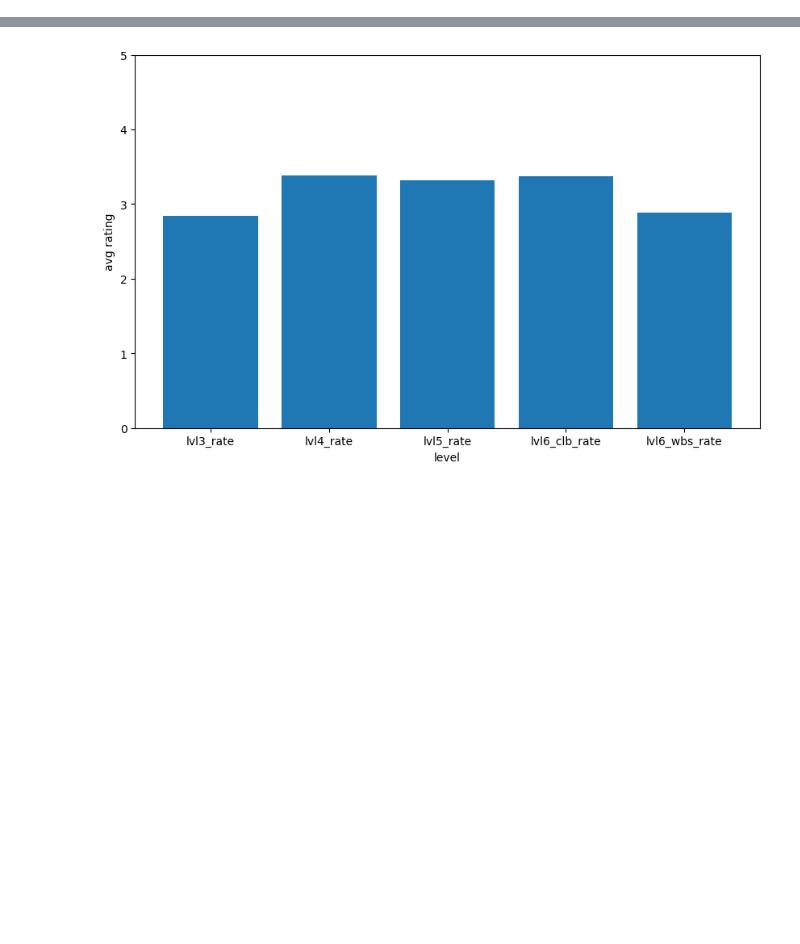
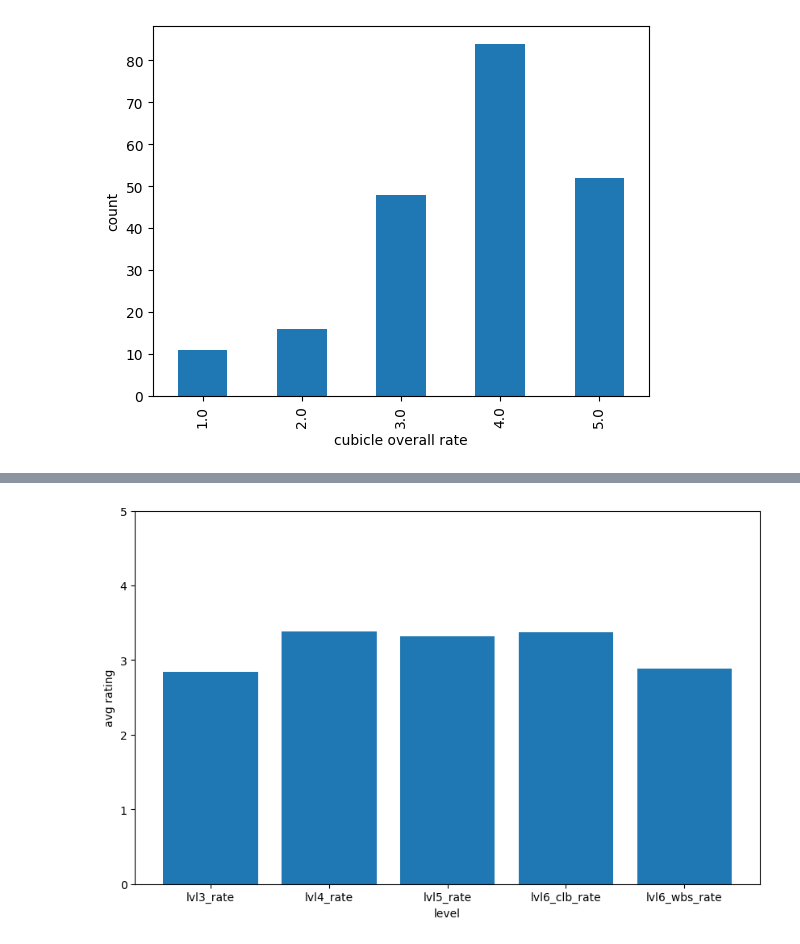
Before and after one commit to chriskbs/DSA3101, a Jupyter notebook: notebooks/survey_trend.ipynb, the cells around one changed output, grey strips where cells are left out. Saved outputs shown, nothing was run; the diff lists cells and outputs as text; code cells hidden in the pictures; blank space fills up the shorter version.

```diff
--- a/notebooks/survey_trend.ipynb
+++ b/notebooks/survey_trend.ipynb
@@ -21,0 +50,9 @@ df.columns = ['Datatime', 'visit_time', 'entry_lvl', 'visit_reason', 'year_of_st
+# %%
+cubicle_counts = df['cubicle_rate'].explode().value_counts().sort_index()
+
+cubicle_counts.plot(kind='bar')
+plt.xlabel('cubicle overall rate')
+plt.ylabel('count')
+plt.show()
+# %% [output]
+[figure, added]
```
Also changed, not shown: parts of 23 cells of this notebook, 4 other files.
